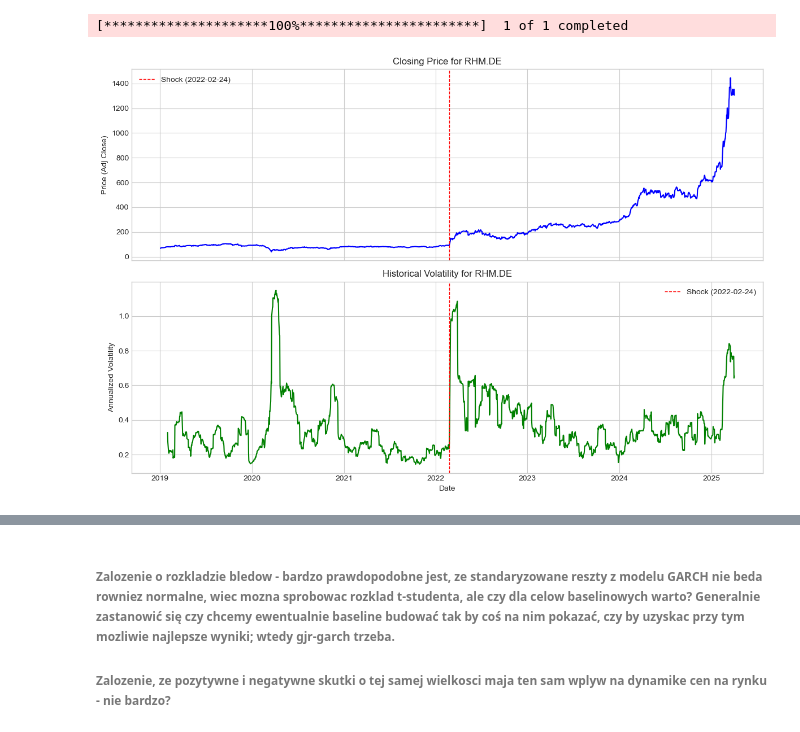
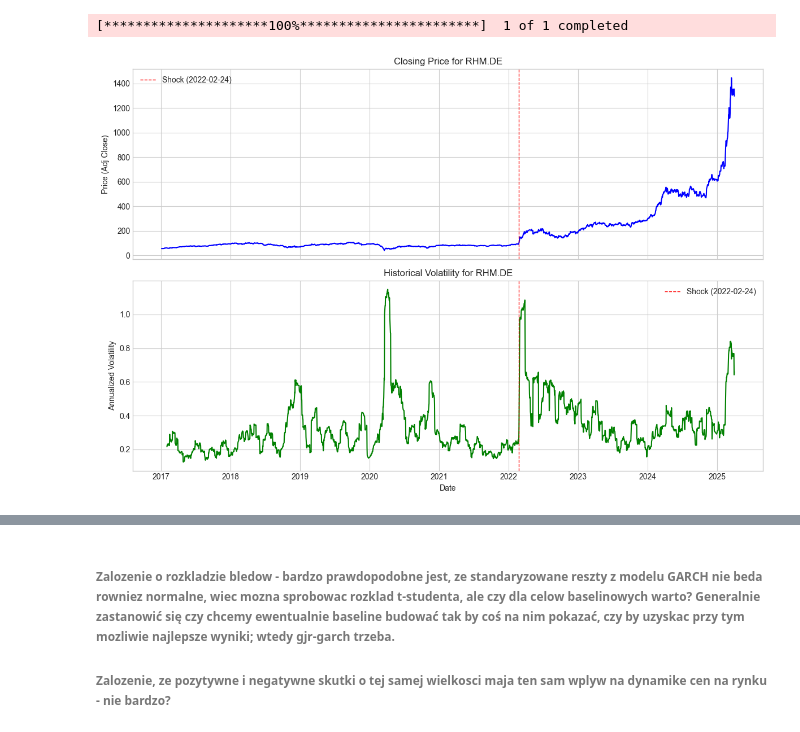
Before and after one commit to maksdebowski/mathematical_foundations_of_ML_DL, a Jupyter notebook: 02042025.ipynb, the cells around one changed output, grey strips where cells are left out. Cells and saved outputs as stored; diff of their text form; code cells hidden in the pictures.

```diff
--- a/02042025.ipynb
+++ b/02042025.ipynb
@@ -26,6 +26,6 @@ df.head()
 # %%
 TICKER = 'RHM.DE'
-START_DATE = '2019-01-01'
+START_DATE = '2017-01-01'
 SHOCK_DATE = '2022-02-24'
 INTERVAL = '1d'
 WINDOW = 21
@@ -57,34 +57,34 @@ if 'Adj Close' in df.columns:
 
     df['Realized_Volatility_Daily'] = df['Log_Return'].rolling(window=WINDOW).std() * np.sqrt(ANNUALIZATION_FACTOR)
 
     fig, ax = plt.subplots(2, 1, figsize=(12, 8), sharex=True)
 
     price_column = 'Adj Close' if 'Adj Close' in df.columns else 'Close'
     ax[0].plot(df.index, df[price_column], color='blue')
     ax[0].set_ylabel(f'Price ({price_column})')
     ax[0].set_title(f'Closing Price for {TICKER}')
     ax[0].grid(True)
     ax[0].axvline(pd.to_datetime(SHOCK_DATE), color='red', linestyle='--', lw=1,
                  label=f'Shock ({SHOCK_DATE})')
     ax[0].legend()
 
     plot_vol = df['Realized_Volatility_Daily'].dropna()
     ax[1].plot(plot_vol.index, plot_vol, color='green')
     ax[1].set_ylabel('Annualized Volatility')
     ax[1].set_title(f'Historical Volatility for {TICKER}')
     ax[1].grid(True)
     ax[1].axvline(pd.to_datetime(SHOCK_DATE), color='red', linestyle='--', lw=1,
                  label=f'Shock ({SHOCK_DATE})')
     ax[1].legend()
 
     ax[1].xaxis.set_major_locator(mdates.YearLocator())
     ax[1].xaxis.set_major_formatter(mdates.DateFormatter('%Y'))
     plt.xlabel('Date')
     plt.tight_layout()
     plt.show()
 # %% [output]
 [*********************100%***********************]  1 of 1 completed
-[figure, old version]
+[figure, new version]
 # %%
 import seaborn as sns
 from scipy import stats
```
Also changed, not shown: parts of 6 cells of this notebook, 1 other file.
